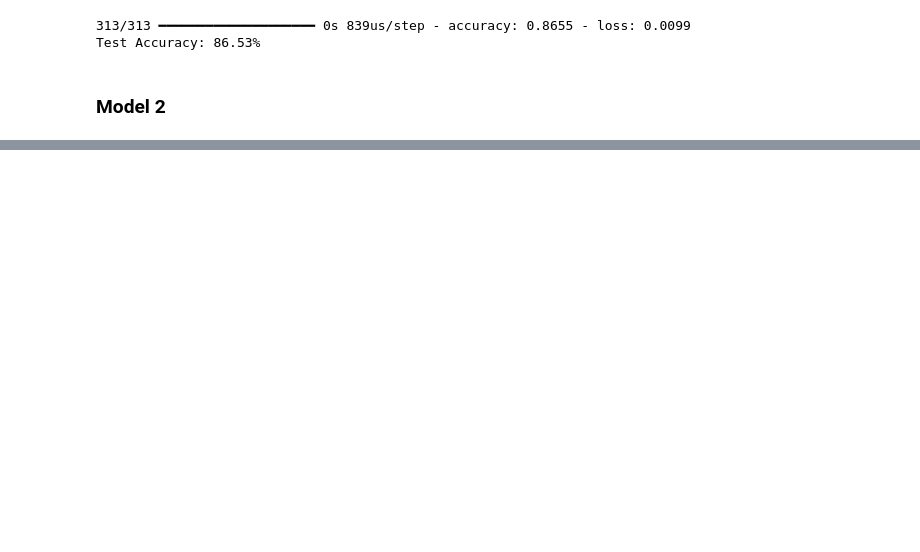
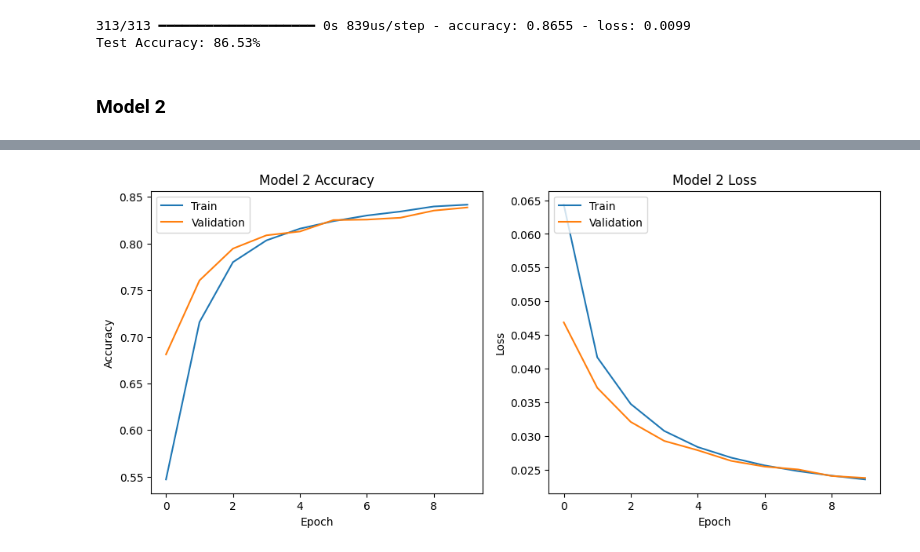
Before and after one commit to michael-ruiz/Advanced-Image-Processing-ECE-9202, a Jupyter notebook: A1/Task-2.ipynb, the cells around one changed output, grey strips where cells are left out. Saved outputs shown, nothing was run; the diff lists cells and outputs as text; code cells hidden in the pictures; blank space fills up the shorter version.

Commit message:
added accuracy and loss plots

```diff
--- a/A1/Task-2.ipynb
+++ b/A1/Task-2.ipynb
@@ -45,9 +45,3 @@ lr_1 = 0.001
 loss_1 = 'huber'
 optimizer_1 = keras.optimizers.Adam(learning_rate=lr_1)
 batch_size_1 = 16
-# %%
-# Build the model 1
-model_1 = build_model(input_size, hidden_sizes, output_size, loss_1, optimizer_1)
-
-# Train the model 1
-model_1.fit(train_images, train_labels, epochs=10, batch_size=batch_size_1, validation_split=0.2)
@@ -89,9 +90,3 @@ lr_2 = 0.01
 loss_2 = 'mean_squared_error'
 optimizer_2 = keras.optimizers.SGD(learning_rate=lr_2)
 batch_size_2 = 8
-# %%
-# Build the model 2
-model_2 = build_model(input_size, hidden_sizes, output_size, loss_2, optimizer_2)
-
-# Train the model 2
-model_2.fit(train_images, train_labels, epochs=10, batch_size=batch_size_2, validation_split=0.2)
@@ -119,0 +93,29 @@ Epoch 10/10
+# %%
+# Build the model 2
+model_2 = build_model(input_size, hidden_sizes, output_size, loss_2, optimizer_2)
+
+# Train the model 2
+history_2 = model_2.fit(train_images, train_labels, epochs=10, batch_size=batch_size_2, validation_split=0.2)
+
+# Plot training & validation accuracy values
+plt.figure(figsize=(12, 5))
+
+plt.subplot(1, 2, 1)
+plt.plot(history_2.history['accuracy'])
+plt.plot(history_2.history['val_accuracy'])
+plt.title('Model 2 Accuracy')
+plt.ylabel('Accuracy')
+plt.xlabel('Epoch')
+plt.legend(['Train', 'Validation'], loc='upper left')
+
+# Plot training & validation loss values
+plt.subplot(1, 2, 2)
+plt.plot(history_2.history['loss'])
+plt.plot(history_2.history['val_loss'])
+plt.title('Model 2 Loss')
+plt.ylabel('Loss')
+plt.xlabel('Epoch')
+plt.legend(['Train', 'Validation'], loc='upper left')
+
+plt.show()
+# %% [output]
@@ -120,3 +142,4 @@ Epoch 10/10
+[figure, added]
 # %%
 # Evaluate the model 2
 test_loss, test_acc = model_2.evaluate(test_images, test_labels)
```
Also changed, not shown: parts of 5 cells of this notebook.
